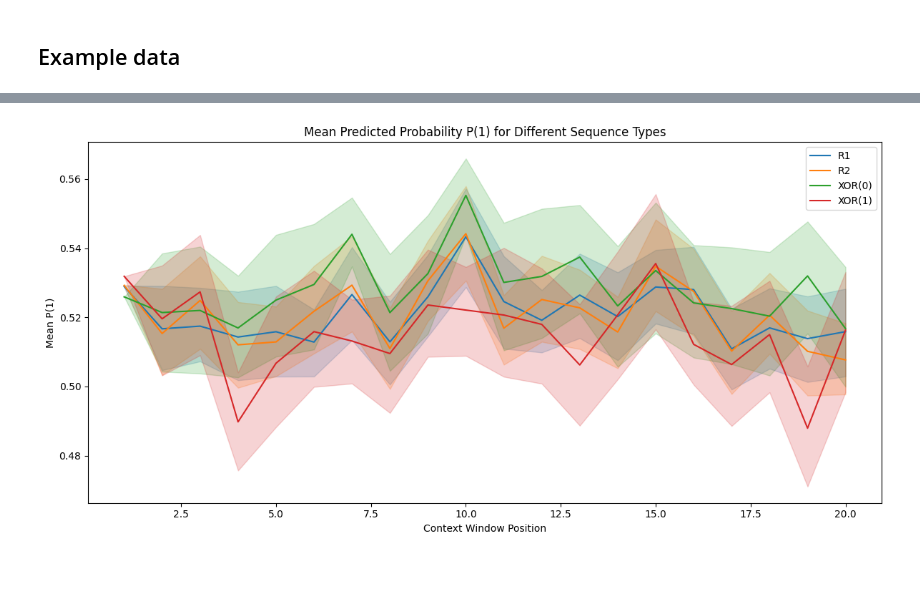
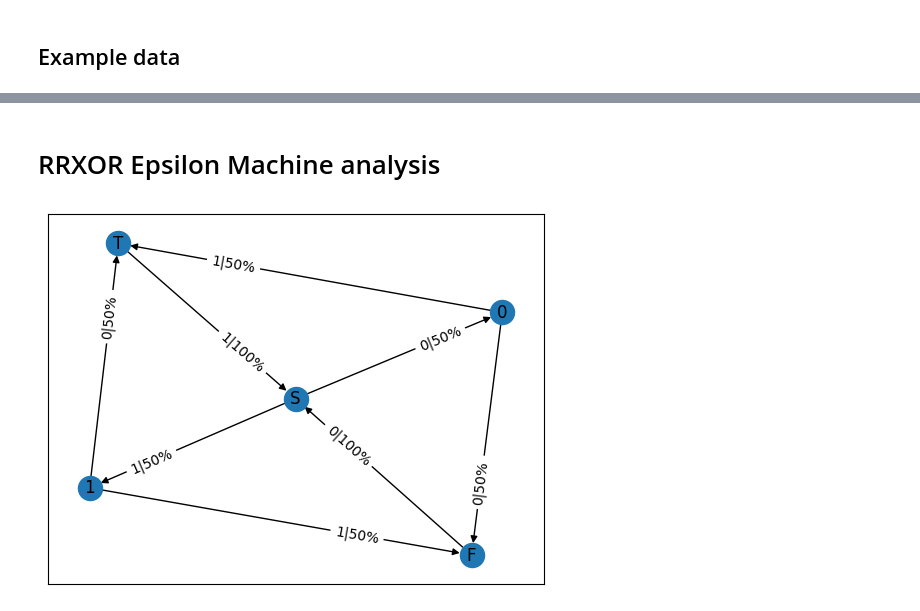
Before and after one commit to adamimos/epsilon-transformers, a Jupyter notebook: notebooks/RRXOR_process.ipynb, the cells around one changed output, grey strips where cells are left out. Drawn from its saved outputs; the diff is of its cells as text; code cells hidden in the pictures; blank space fills up the shorter version.

Commit message:
more work on rrxor

```diff
--- a/notebooks/RRXOR_process.ipynb
+++ b/notebooks/RRXOR_process.ipynb
@@ -783,26 +91,0 @@ The `ci` parameter is deprecated. Use `errorbar=None` for the same effect.
-# %%
-import seaborn as sns
-import matplotlib.pyplot as plt
-
-# Filter out data for each type
-df_r1 = df[df['Type'] == 'R1']
-df_r2 = df[df['Type'] == 'R2']
-df_xor0 = df[(df['Type'] == 'XOR') & (df['True_Value'] == 0)]
-df_xor1 = df[(df['Type'] == 'XOR') & (df['True_Value'] == 1)]
-
-plt.figure(figsize=(12, 6))
-
-# Plot each type
-sns.lineplot(x='Context_Window_Position', y='Predicted_Prob_1', data=df_r1, label='R1')
-sns.lineplot(x='Context_Window_Position', y='Predicted_Prob_1', data=df_r2, label='R2')
-sns.lineplot(x='Context_Window_Position', y='Predicted_Prob_1', data=df_xor0, label='XOR(0)')
-sns.lineplot(x='Context_Window_Position', y='Predicted_Prob_1', data=df_xor1, label='XOR(1)')
-
-plt.legend()
-plt.title('Mean Predicted Probability P(1) for Different Sequence Types')
-plt.xlabel('Context Window Position')
-plt.ylabel('Mean P(1)')
-plt.tight_layout()
-plt.show()
-# %% [output]
-[figure, removed]
@@ -811,0 +92,8 @@ accuracy = (df[(df['Context_Window_Position'] == 6) & (df['Type'] == 'XOR') & (d
+# %% [markdown]
+# RRXOR Epsilon Machine analysis
+# %%
+T, state_names = RRXORProcess.get_epsilon_machine(with_state_names=True)
+G = epsilon_machine_to_graph(T, state_names)
+visualize_graph_with_selective_offset(G)
+# %% [output]
+[figure, added]
```
Also changed, not shown: parts of 28 cells of this notebook, 2 other files.
